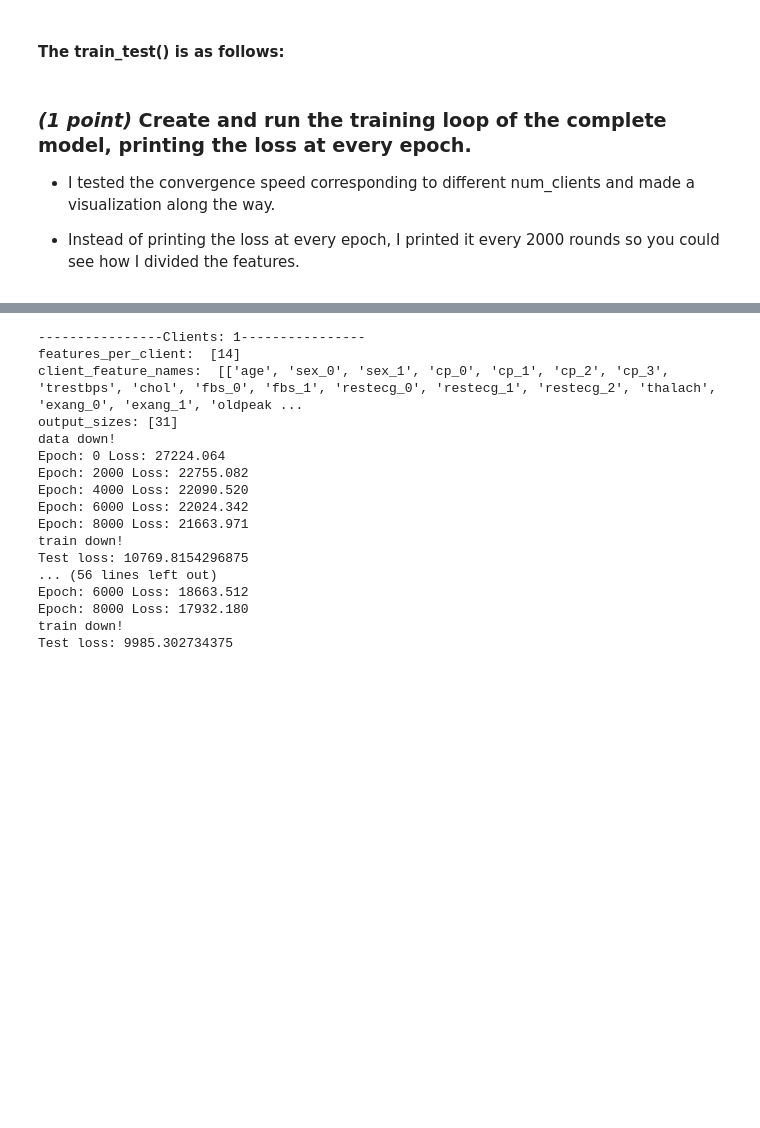
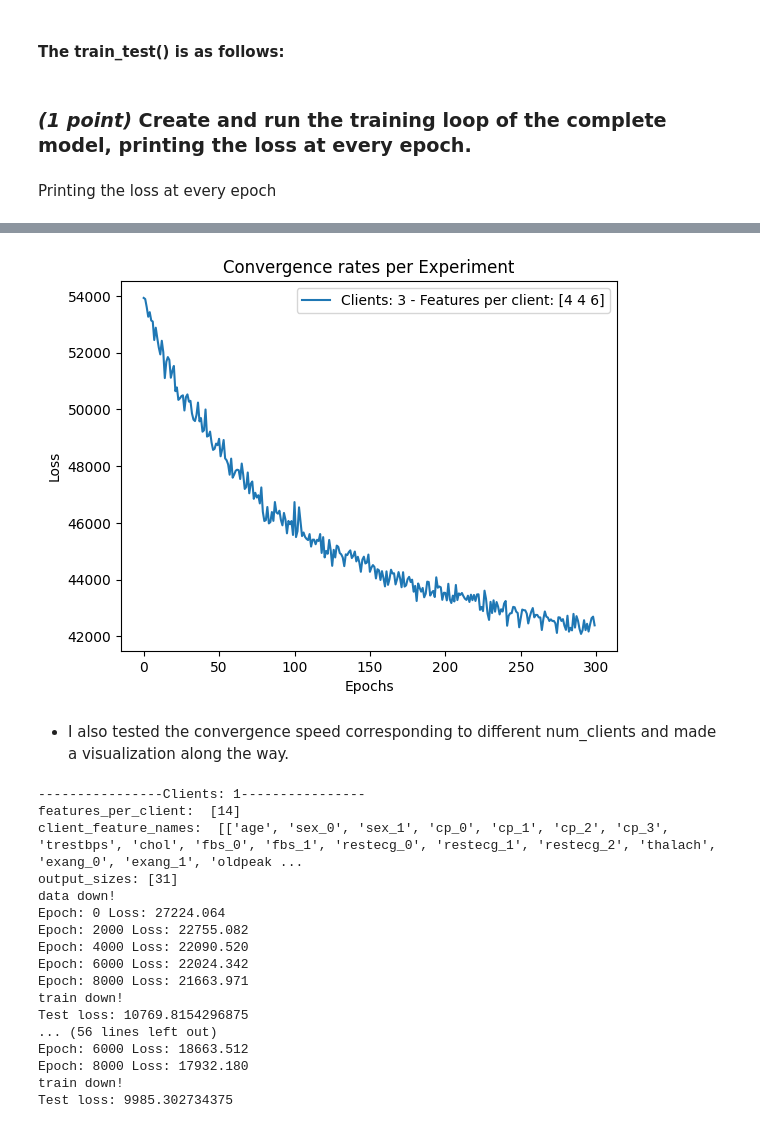
Before and after one commit to Sosekie/DDLS_Assignment, a Jupyter notebook: lab/Chenrui_hw-vfl.ipynb, the cells around one changed output, grey strips where cells are left out. Saved outputs shown, nothing was run; the diff lists cells and outputs as text; code cells hidden in the pictures; blank space fills up the shorter version.

```diff
--- a/lab/Chenrui_hw-vfl.ipynb
+++ b/lab/Chenrui_hw-vfl.ipynb
@@ -555,7 +555,7 @@ class VAE_VFLNetwork(nn.Module):
         self.top_model = VAE_TopModel(latent_con_dim)
         self.optimizer = optim.AdamW(self.parameters())
 
-    def train_with_settings(self, epochs, batch_sz, n_cli, cli_features, real_data, optimizer, loss_fn):
+    def train_with_settings(self, epochs, batch_sz, n_cli, cli_features, real_data, optimizer, loss_fn, epoch_print = 2000):
         self.num_cli = n_cli
         self.cli_features = cli_features
         self.optimizer = optimizer
@@ -581,7 +581,7 @@ class VAE_VFLNetwork(nn.Module):
                 loss.backward()
                 self.optimizer.step()
             train_loss.append(total_loss.detach())
-            if epoch%2000 == 0:
+            if epoch%epoch_print == 0:
                 print(
                     f"Epoch: {epoch} Loss: {total_loss.detach().numpy() / num_batches:.3f}")
         return train_loss
@@ -699,7 +699,7 @@ def model_initial(client_feature_names):
 # %% [markdown]
 #### The train_test() is as follows:
 # %%
-def train_test(X, Y, Network, client_feature_names, num_clients = 3, EPOCHS = 300, BATCH_SIZE = 64, TRAIN_TEST_THRESH = 0.8):
+def train_test(X, Y, Network, client_feature_names, num_clients = 3, EPOCHS = 300, BATCH_SIZE = 64, TRAIN_TEST_THRESH = 0.8, epoch_print = 2000):
     X_train, X_test = X.loc[:int(TRAIN_TEST_THRESH * len(X))], X.loc[int(TRAIN_TEST_THRESH * len(X)) + 1:]
     Y_train, Y_test = Y.loc[:int(TRAIN_TEST_THRESH * len(Y))], Y.loc[int(TRAIN_TEST_THRESH * len(Y)) + 1:]
 
@@ -719,7 +719,7 @@ def train_test(X, Y, Network, client_feature_names, num_clients = 3, EPOCHS = 30
     loss_mse = customLoss()
 
     train_loss = Network.train_with_settings(EPOCHS, BATCH_SIZE, num_clients,
-                                client_feature_names, real_data_train, optimizer, loss_fn = loss_mse)
+                                client_feature_names, real_data_train, optimizer, loss_fn = loss_mse, epoch_print = epoch_print)
     print('train down!')
 
     loss = Network.test(real_data_test, loss_fn = loss_mse)
@@ -727,10 +727,6 @@ def train_test(X, Y, Network, client_feature_names, num_clients = 3, EPOCHS = 30
     return train_loss
 # %% [markdown]
 ### _(1 point)_ Create and run the training loop of the complete model, printing the loss at every epoch.
-
-- I tested the convergence speed corresponding to different num_clients and made a visualization along the way.
-
-- Instead of printing the loss at every epoch, I printed it every 2000 rounds so you could see how I divided the features.
 # %%
 def loss_visualize_VAE(loss, num_clients, features_per_client_list):
     for i, l in enumerate(loss):
@@ -741,3 +737,21 @@ def loss_visualize_VAE(loss, num_clients, features_per_client_list):
     plt.title('Convergence rates per Experiment')
     plt.legend()
     plt.show()
+# %% [markdown]
+Printing the loss at every epoch
+# %%
+np.random.seed(42)
+torch.manual_seed(42)
+
+loss = []
+features_per_client_list = []
+num_clients = [3]
+for num_client in num_clients:
+    print(f"----------------Clients: {num_client}----------------")
+    X, y, client_feature_names, features_per_client = data_process(num_clients = num_client)
+    features_per_client_list.append(features_per_client)
+    Network = model_initial(client_feature_names)
+    train_loss = train_test(X, y, Network, client_feature_names, num_clients = num_client, EPOCHS = 300, BATCH_SIZE = 64, epoch_print = 1)
+    loss.append(train_loss)
+loss_visualize_VAE(loss, num_clients, features_per_client_list)
+# %% [output]
@@ -744,3 +775,6 @@ def loss_visualize_VAE(loss, num_clients, features_per_client_list):
+[figure, added]
+# %% [markdown]
+- I also tested the convergence speed corresponding to different num_clients and made a visualization along the way.
 # %%
 np.random.seed(42)
 torch.manual_seed(42)
```
Also changed, not shown: parts of 1 cell of this notebook.
